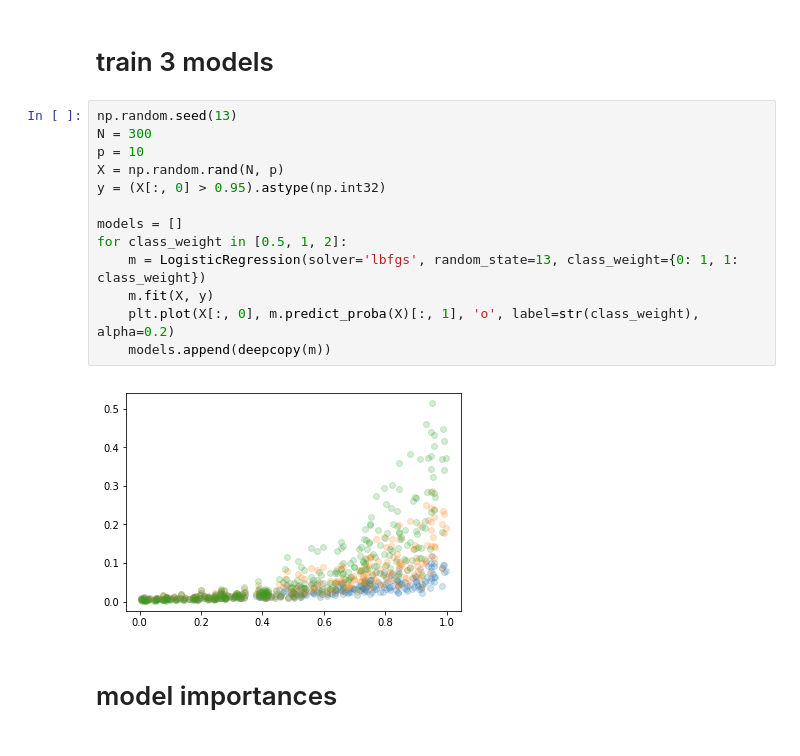
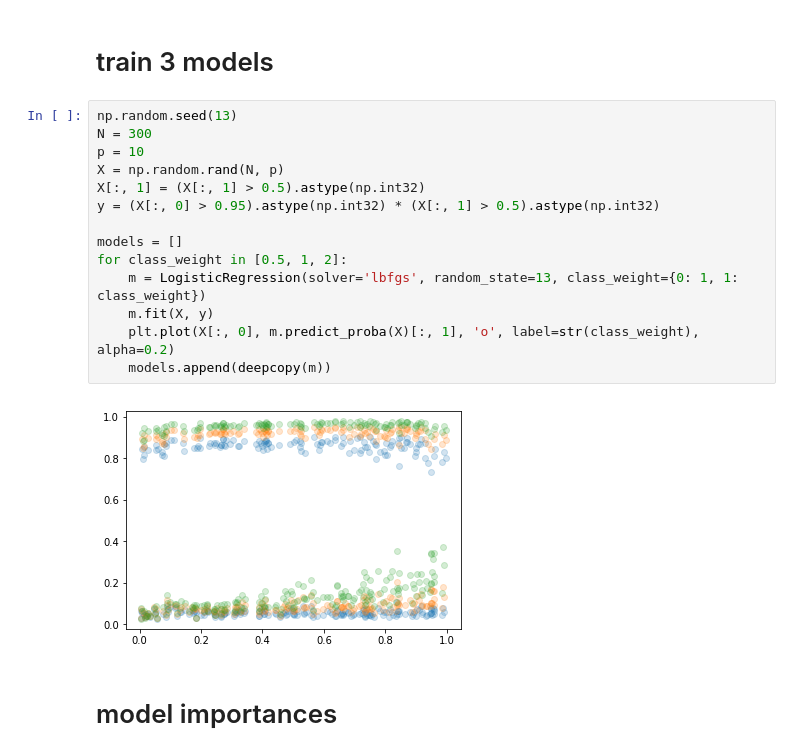
Before and after one commit to Pacmed/sensible-local-interpretations, a Jupyter notebook: interp/eda_interp.ipynb, the cells around one changed output. Cells and saved outputs as stored; diff of their text form.

```diff
--- a/interp/eda_interp.ipynb
+++ b/interp/eda_interp.ipynb
@@ -17,18 +17,19 @@ The autoreload extension is already loaded. To reload it, use:
 # %%
 np.random.seed(13)
 N = 300
 p = 10
 X = np.random.rand(N, p)
-y = (X[:, 0] > 0.95).astype(np.int32)
+X[:, 1] = (X[:, 1] > 0.5).astype(np.int32)
+y = (X[:, 0] > 0.95).astype(np.int32) * (X[:, 1] > 0.5).astype(np.int32)
 
 models = []
 for class_weight in [0.5, 1, 2]:
     m = LogisticRegression(solver='lbfgs', random_state=13, class_weight={0: 1, 1: class_weight})
     m.fit(X, y)
     plt.plot(X[:, 0], m.predict_proba(X)[:, 1], 'o', label=str(class_weight), alpha=0.2)
     models.append(deepcopy(m))
 # %% [output]
-[figure, old version]
+[figure, new version]
 # %% [markdown]
 # model importances
 # %%
```
Also changed, not shown: parts of 2 cells of this notebook, 1 other file.
